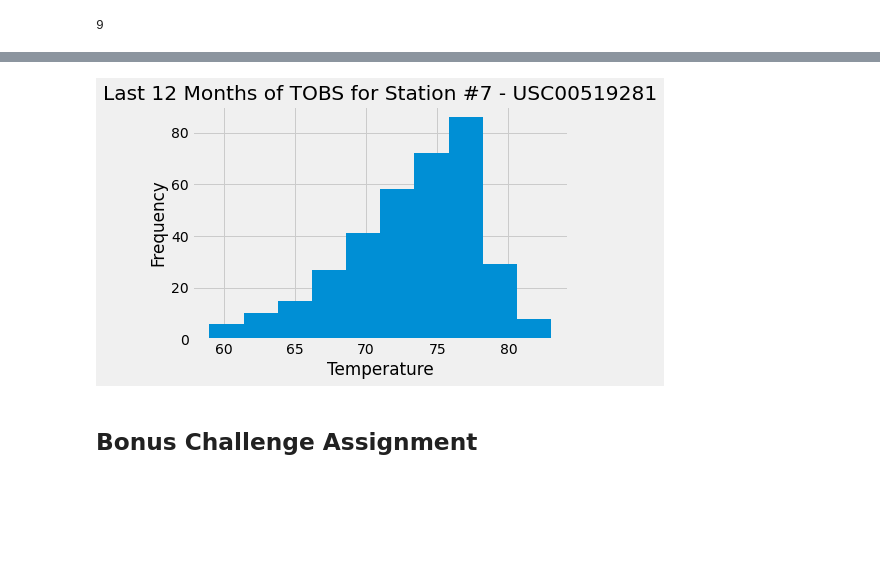
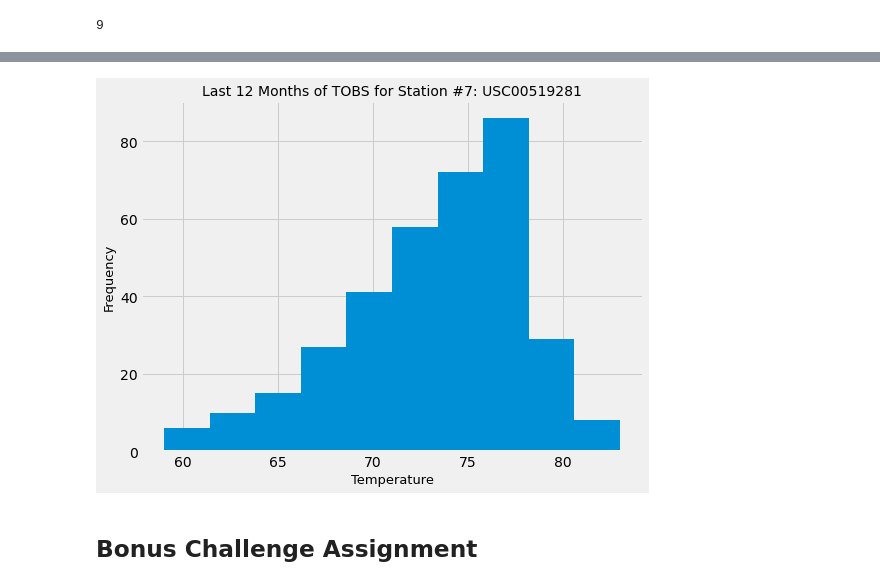
Before and after one commit to ckunakom/sqlalchemy-challenge, a Jupyter notebook: climate.ipynb, the cells around one changed output, grey strips where cells are left out. Saved outputs shown, nothing was run; the diff lists cells and outputs as text; code cells hidden in the pictures; blank space fills up the shorter version.

```diff
--- a/climate.ipynb
+++ b/climate.ipynb
@@ -198,15 +222,16 @@ temp = list(np.ravel(highest_station))
 # %%
 # histogram
 # Plot the results as a histogram with bins=12. ---> I don't understand ###########################
+plt.figure(figsize=(8,6))
 plt.hist(temp)
-plt.xlabel('Temperature')
-plt.ylabel('Frequency')
-plt.title(f'Last 12 Months of TOBS for Station #{most_active_station[0]} - {most_active_station[1]}')
+plt.xlabel('Temperature', fontsize=13)
+plt.ylabel('Frequency', fontsize=13)
+plt.title(f'Last 12 Months of TOBS for Station #{most_active_station[0]}: {most_active_station[1]}', fontsize=14)
 plt.show()
 
 # WHY DIFFERENT FROM HW screeenshot?
 # %% [output]
-[figure, old version]
+[figure, new version]
 # %% [markdown]
 ## Bonus Challenge Assignment
 # %%
```
Also changed, not shown: parts of 6 cells of this notebook, 5 other files.
